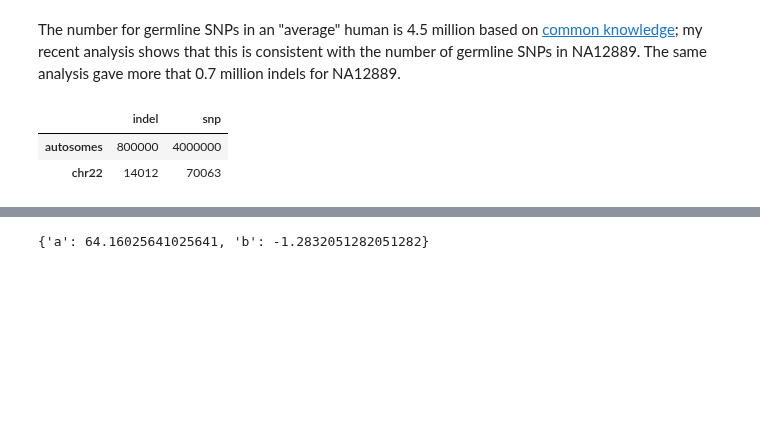
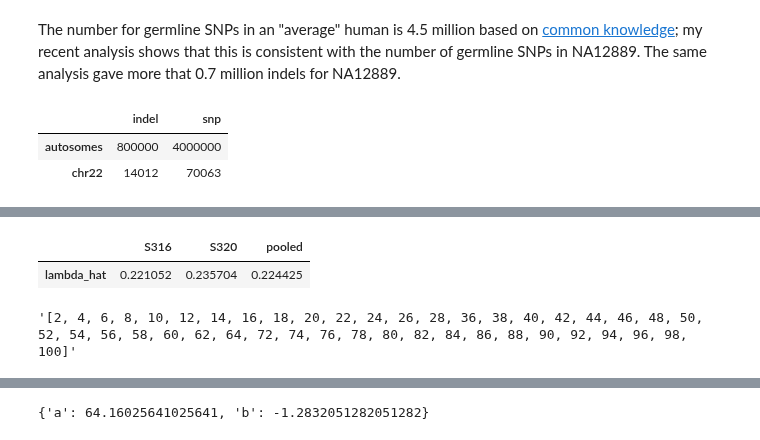
Before and after one commit to attilagk/BSM-research, a Jupyter notebook: notebook/2019-04-04-truth-sets-aaf/2019-04-04-truth-sets-aaf.ipynb, the cells around one changed output, grey strips where cells are left out. Saved outputs shown, nothing was run; the diff lists cells and outputs as text; code cells hidden in the pictures; blank space fills up the shorter version.

```diff
--- a/notebook/2019-04-04-truth-sets-aaf/2019-04-04-truth-sets-aaf.ipynb
+++ b/notebook/2019-04-04-truth-sets-aaf/2019-04-04-truth-sets-aaf.ipynb
@@ -202,0 +180,13 @@ A further extension is to distinguish between SNPs and indels as well as between
+# %%
+vaf_emp = tsa.get_taejeongs_aaf(samples=['S316', 'S320'], scale2pct=True)
+lambdas = {c: tsa.lambda_hat(vaf_emp[vaf_emp['sample'] == c]['VAF']) for c in vaf_emp['sample'].cat.categories}
+pd.DataFrame(lambdas, index=['lambda_hat'])
+# %% [output]
+|  | S316 | S320 | pooled |
+| lambda_hat | 0.221052 | 0.235704 | 0.224425 |
+# %%
+aaf_of_gt = jgc.get_aaf_of_gt()
+aaf_values = {m: sorted(list(set(aaf_of_gt[m]))) for m in aaf_of_gt.columns}
+repr(aaf_values['mix1'])
+# %% [output]
+'[2, 4, 6, 8, 10, 12, 14, 16, 18, 20, 22, 24, 26, 28, 36, 38, 40, 42, 44, 46, 48, 50, 52, 54, 56, 58, 60, 62, 64, 72, 74, 76, 78, 80, 82, 84, 86, 88, 90, 92, 94, 96, 98, 100]'
```
Also changed, not shown: parts of 21 cells of this notebook, 2 other files.
